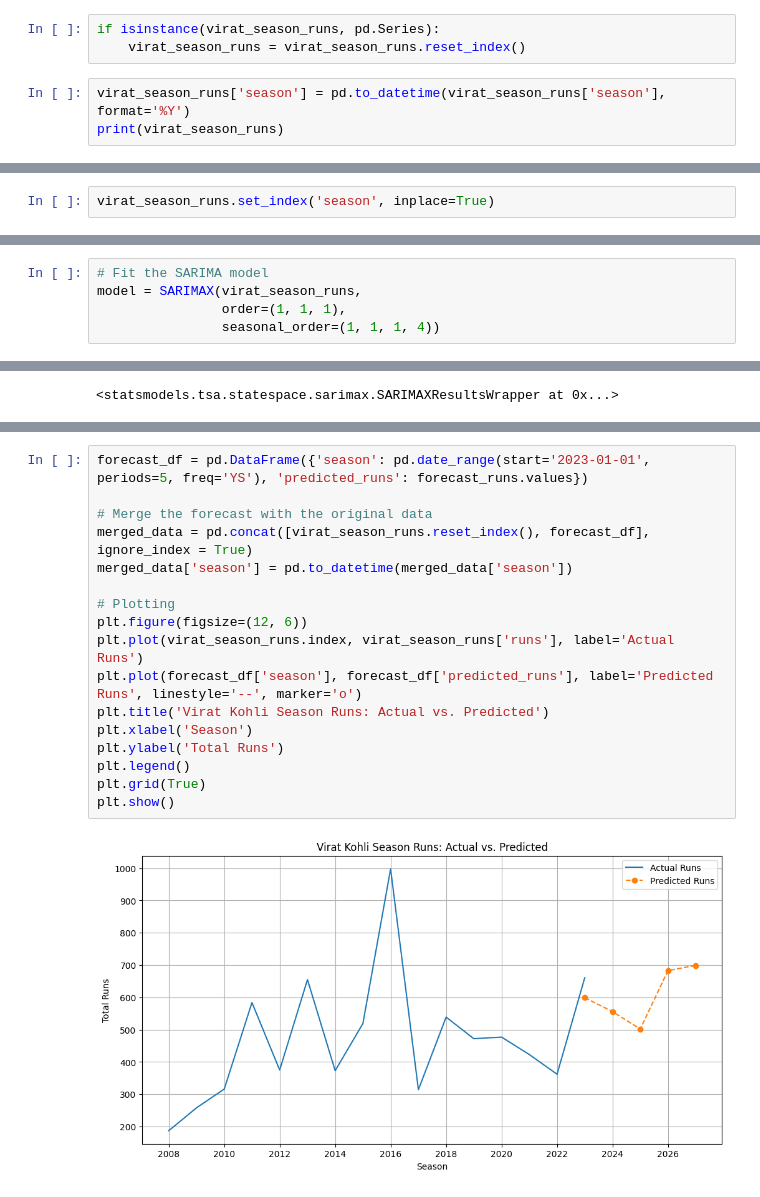
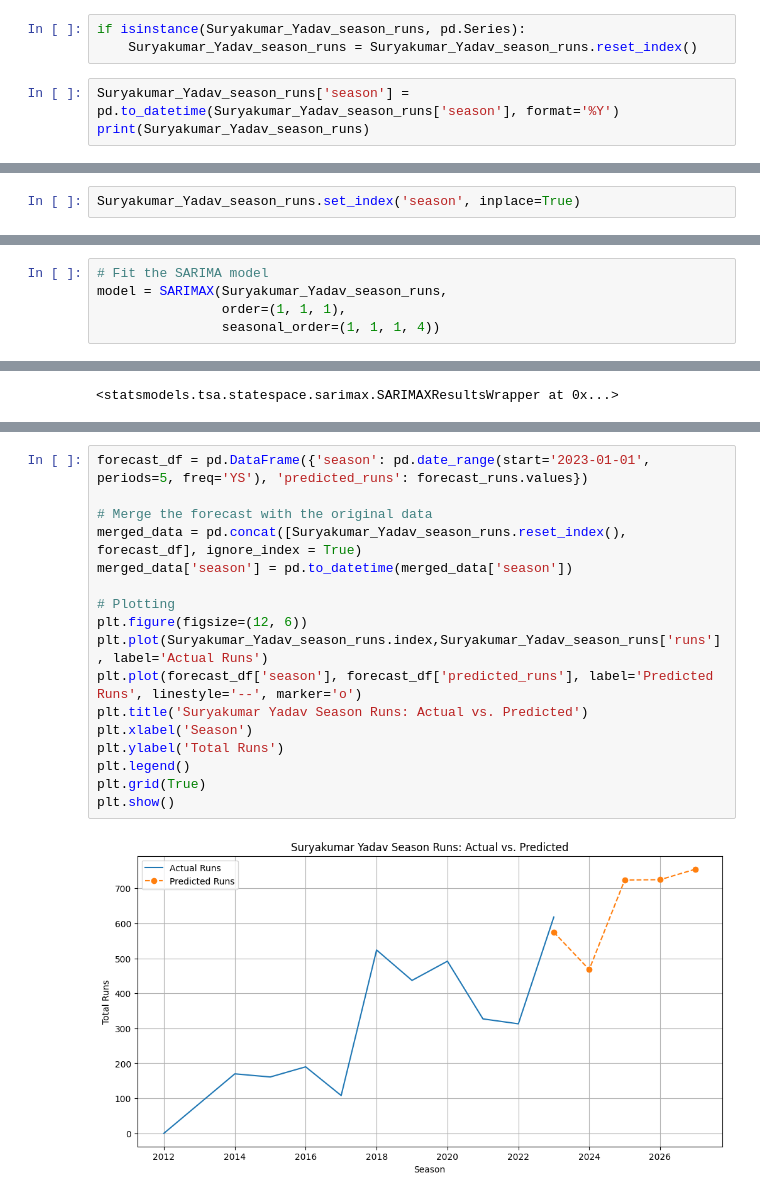
Before and after one commit to amalsalilan/IPL_Infographics_Data_Analytics_-_Data_Visualization_Infosys_Internship_Oct2024, a Jupyter notebook: 9_Time_Series_Forcasting.ipynb, the cells around one changed output, grey strips where cells are left out. Saved outputs shown, nothing was run; the diff lists cells and outputs as text.

```diff
--- a/9_Time_Series_Forcasting.ipynb
+++ b/9_Time_Series_Forcasting.ipynb
@@ -19,8 +19,8 @@ virat_season_runs = virat_data.groupby('season')['runs'].sum()
 # %%
-if isinstance(virat_season_runs, pd.Series):
-    virat_season_runs = virat_season_runs.reset_index()
+if isinstance(Suryakumar_Yadav_season_runs, pd.Series):
+    Suryakumar_Yadav_season_runs = Suryakumar_Yadav_season_runs.reset_index()
 # %%
-virat_season_runs['season'] = pd.to_datetime(virat_season_runs['season'], format='%Y')
-print(virat_season_runs)
+Suryakumar_Yadav_season_runs['season'] = pd.to_datetime(Suryakumar_Yadav_season_runs['season'], format='%Y')
+print(Suryakumar_Yadav_season_runs)
 # %% [output]
        season  runs
@@ -43,4 +182,4 @@ print(virat_season_runs)
 # %%
-virat_season_runs.set_index('season', inplace=True)
+Suryakumar_Yadav_season_runs.set_index('season', inplace=True)
 # %%
 # Get the number of seasons
@@ -51,6 +190,6 @@ num_seasons
 # %%
 # Fit the SARIMA model
-model = SARIMAX(virat_season_runs,
+model = SARIMAX(Suryakumar_Yadav_season_runs,
                 order=(1, 1, 1),
                 seasonal_order=(1, 1, 1, 4))
 # %%
@@ -73,19 +212,19 @@ Freq: YS-JAN, Name: predicted_mean, dtype: int64
 # %%
 forecast_df = pd.DataFrame({'season': pd.date_range(start='2023-01-01', periods=5, freq='YS'), 'predicted_runs': forecast_runs.values})
 
 # Merge the forecast with the original data
-merged_data = pd.concat([virat_season_runs.reset_index(), forecast_df], ignore_index = True)
+merged_data = pd.concat([Suryakumar_Yadav_season_runs.reset_index(), forecast_df], ignore_index = True)
 merged_data['season'] = pd.to_datetime(merged_data['season'])
 
 # Plotting
 plt.figure(figsize=(12, 6))
-plt.plot(virat_season_runs.index, virat_season_runs['runs'], label='Actual Runs')
+plt.plot(Suryakumar_Yadav_season_runs.index,Suryakumar_Yadav_season_runs['runs'], label='Actual Runs')
 plt.plot(forecast_df['season'], forecast_df['predicted_runs'], label='Predicted Runs', linestyle='--', marker='o')
-plt.title('Virat Kohli Season Runs: Actual vs. Predicted')
+plt.title('Suryakumar Yadav Season Runs: Actual vs. Predicted')
 plt.xlabel('Season')
 plt.ylabel('Total Runs')
 plt.legend()
 plt.grid(True)
 plt.show()
 # %% [output]
-[figure, old version]
+[figure, new version]
```
Also changed, not shown: parts of 26 cells of this notebook.
